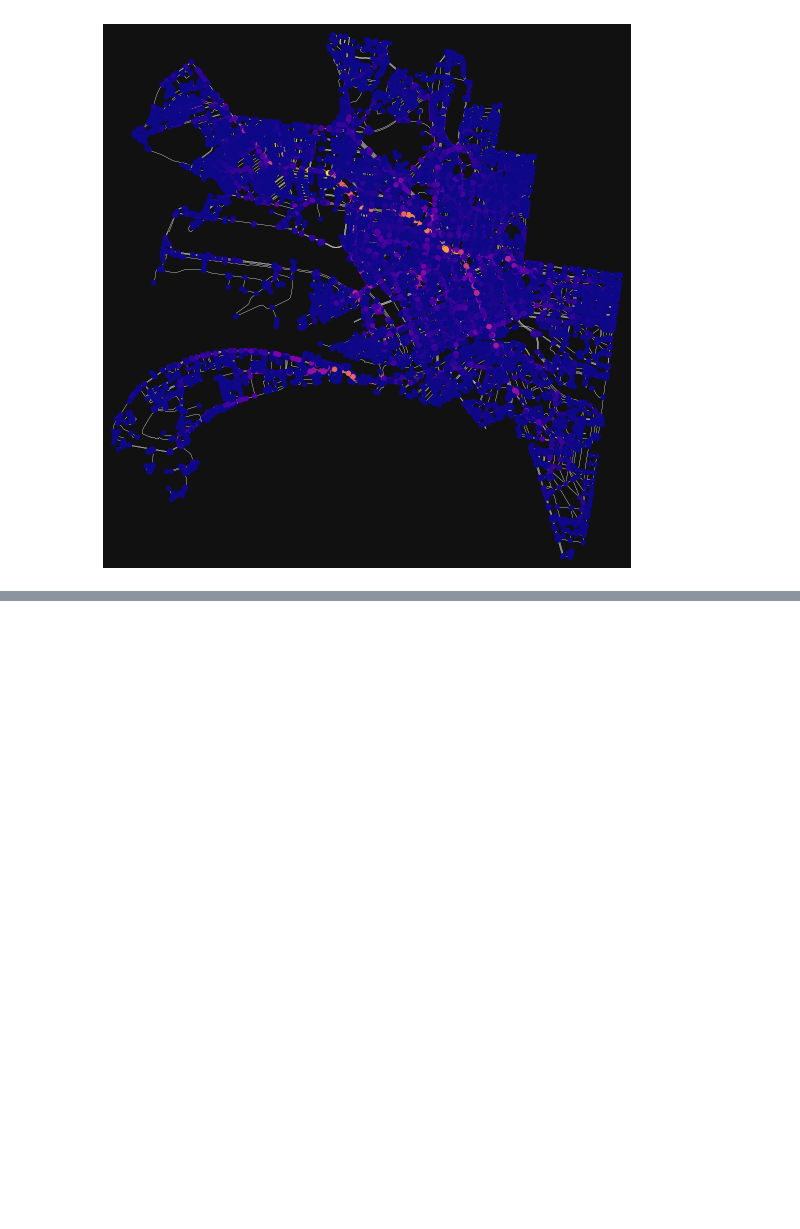
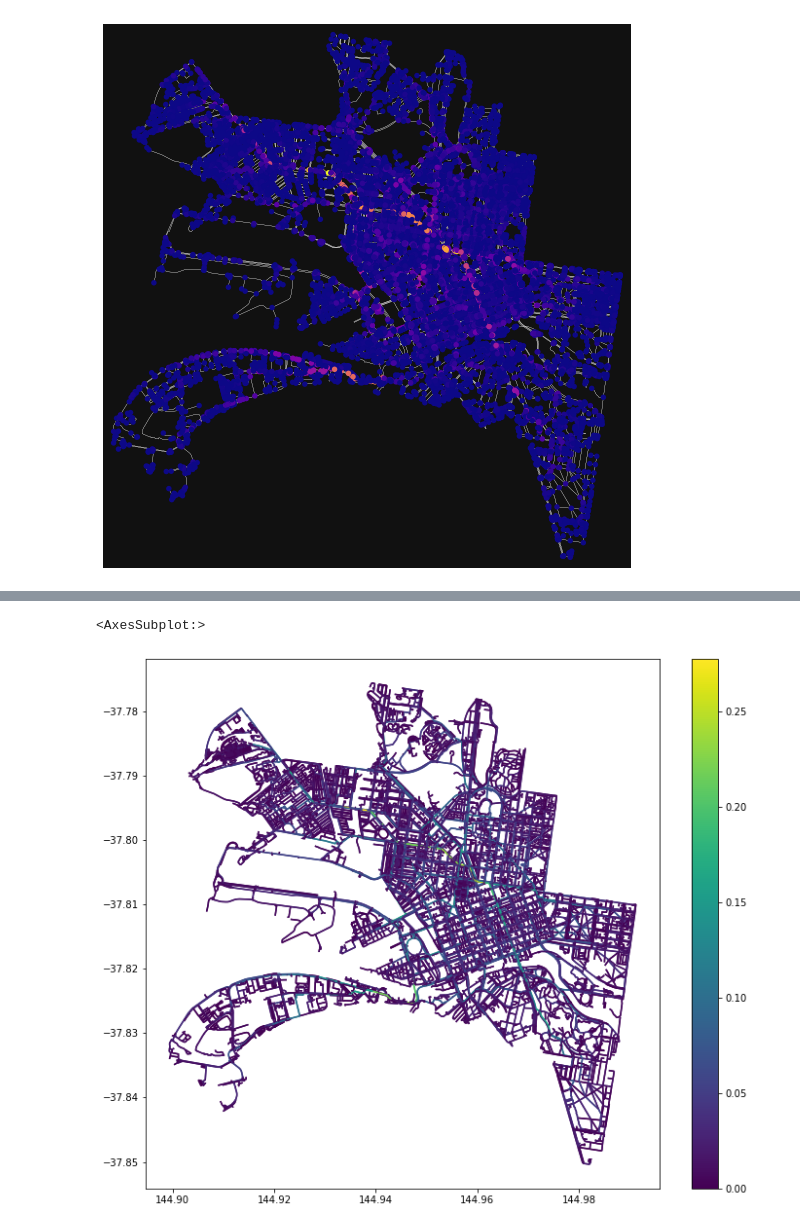
Before and after one commit to masher92/footfall, a Jupyter notebook: MelbourneAnalysis/Street_Network/Street_Network.ipynb, the cells around one changed output, grey strips where cells are left out. Saved outputs shown, nothing was run; the diff lists cells and outputs as text; code cells hidden in the pictures; blank space fills up the shorter version.

```diff
--- a/MelbourneAnalysis/Street_Network/Street_Network.ipynb
+++ b/MelbourneAnalysis/Street_Network/Street_Network.ipynb
@@ -213,0 +263,6 @@ fig, ax = ox.plot_graph(
+# %%
+gdf_edges['betweenness_sqrt'] = np.sqrt(gdf_edges['betweenness'])
+gdf_edges.plot(column='betweenness_sqrt', figsize=(12,10), legend=True)
+# %% [output]
+<AxesSubplot:>
+[figure, added]
```
Also changed, not shown: parts of 18 cells of this notebook.
